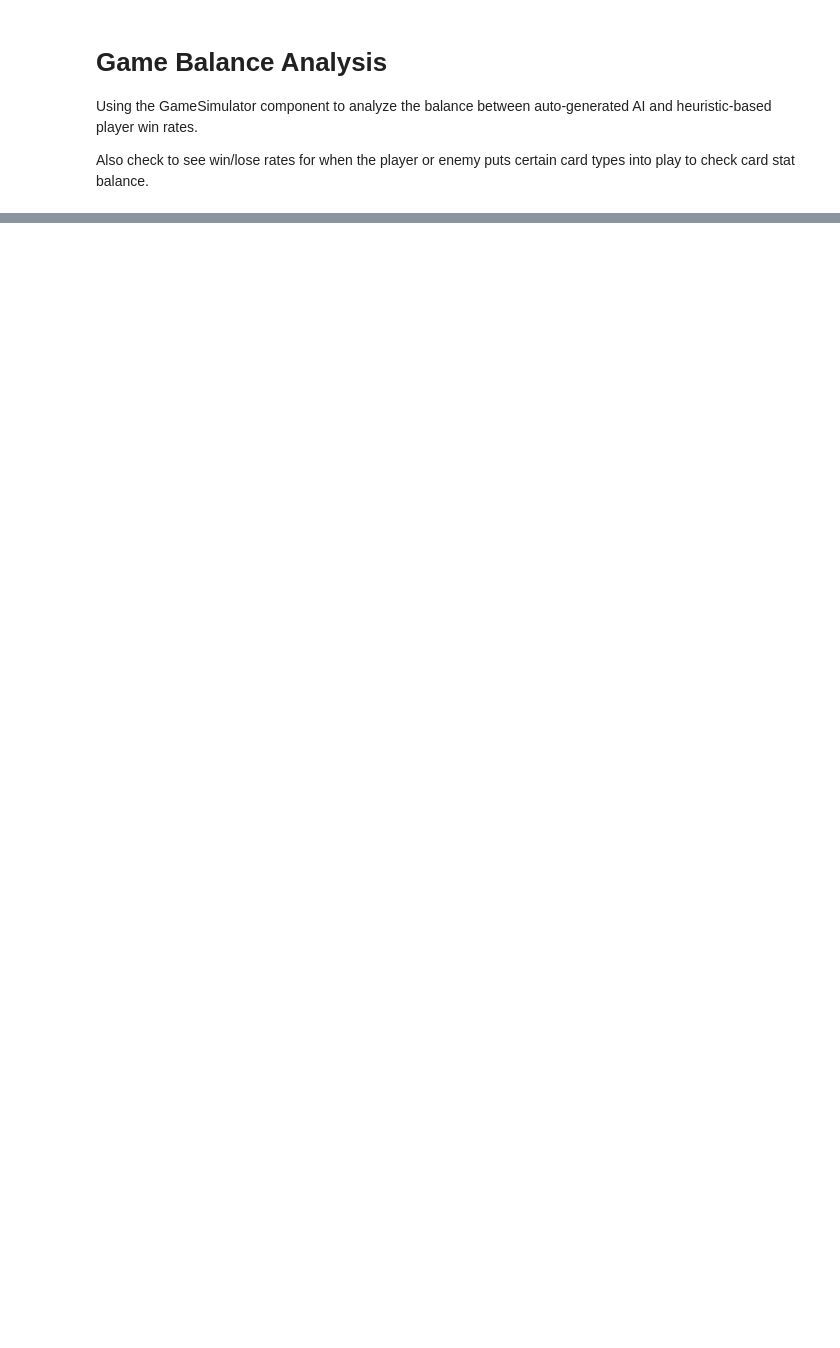
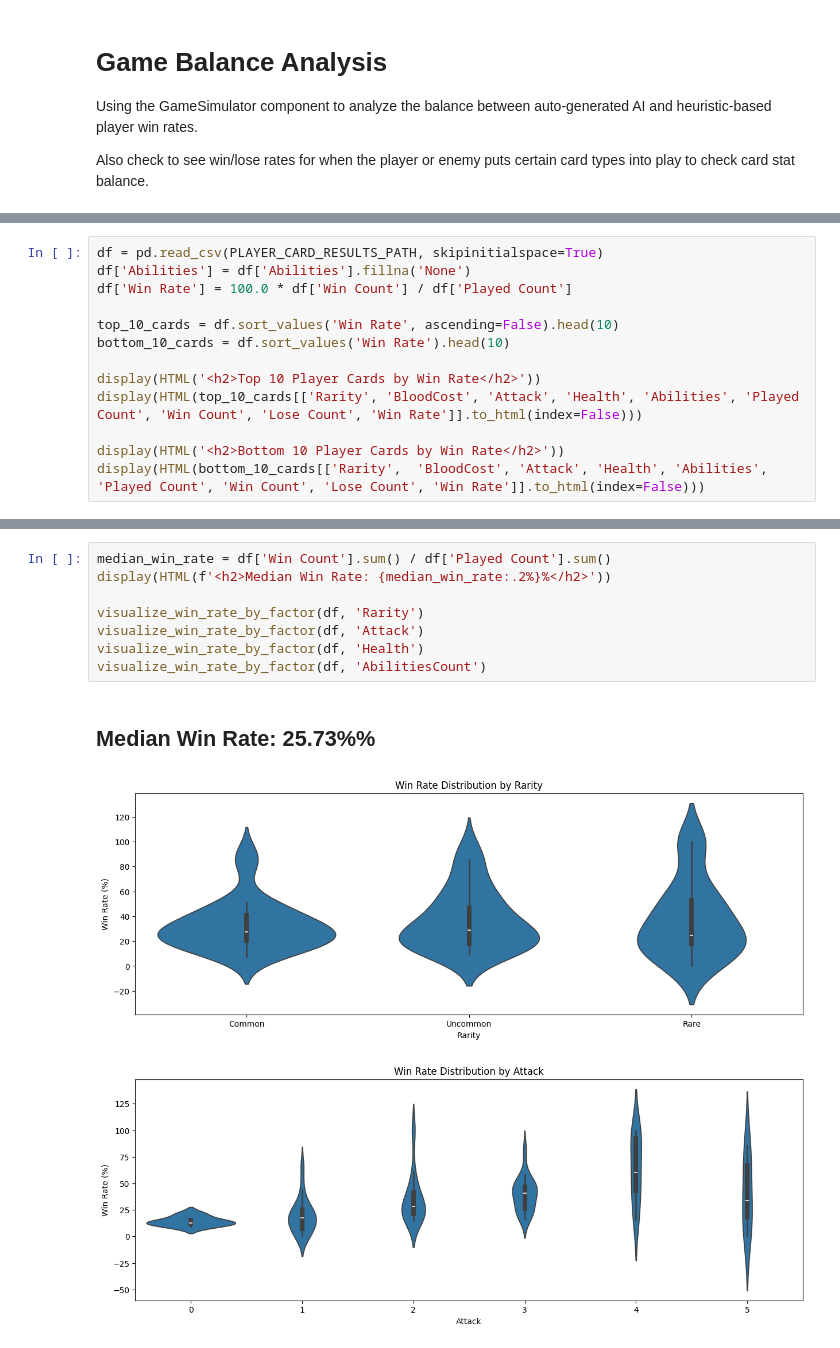
Before and after one commit to goodsky/godot-card-game, a Jupyter notebook: card-game/scripts/analyze_game_balance.ipynb, the cells around one changed output, grey strips where cells are left out. Drawn from its saved outputs; the diff is of its cells as text; blank space fills up the shorter version.

Commit message:
Game balance analyzer - split by factors

```diff
--- a/card-game/scripts/analyze_game_balance.ipynb
+++ b/card-game/scripts/analyze_game_balance.ipynb
@@ -79,0 +130,13 @@ plt.grid(True, linestyle='--', alpha=0.7)
+# %%
+df = pd.read_csv(PLAYER_CARD_RESULTS_PATH, skipinitialspace=True)
+df['Abilities'] = df['Abilities'].fillna('None')
+df['Win Rate'] = 100.0 * df['Win Count'] / df['Played Count']
+
+top_10_cards = df.sort_values('Win Rate', ascending=False).head(10)
+bottom_10_cards = df.sort_values('Win Rate').head(10)
+
+display(HTML('<h2>Top 10 Player Cards by Win Rate</h2>'))
+display(HTML(top_10_cards[['Rarity', 'BloodCost', 'Attack', 'Health', 'Abilities', 'Played Count', 'Win Count', 'Lose Count', 'Win Rate']].to_html(index=False)))
+
+display(HTML('<h2>Bottom 10 Player Cards by Win Rate</h2>'))
+display(HTML(bottom_10_cards[['Rarity',  'BloodCost', 'Attack', 'Health', 'Abilities', 'Played Count', 'Win Count', 'Lose Count', 'Win Rate']].to_html(index=False)))
@@ -79,0 +216,12 @@ plt.grid(True, linestyle='--', alpha=0.7)
+# %%
+median_win_rate = df['Win Count'].sum() / df['Played Count'].sum()
+display(HTML(f'<h2>Median Win Rate: {median_win_rate:.2%}%</h2>'))
+
+visualize_win_rate_by_factor(df, 'Rarity')
+visualize_win_rate_by_factor(df, 'Attack')
+visualize_win_rate_by_factor(df, 'Health')
+visualize_win_rate_by_factor(df, 'AbilitiesCount')
+# %% [output]
+Median Win Rate: 25.73%%
+[figure, added]
+[figure, added]
```
Also changed, not shown: parts of 12 cells of this notebook, 1 other file.
